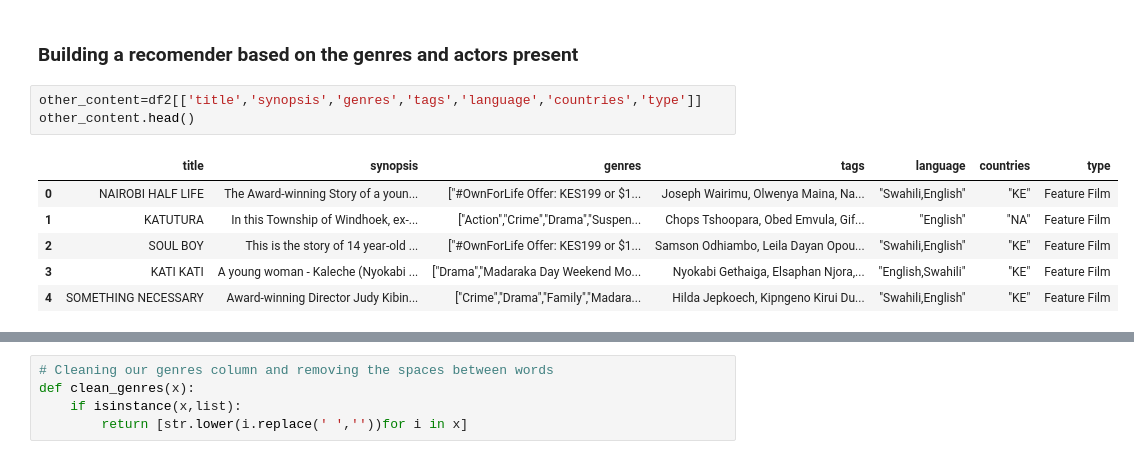
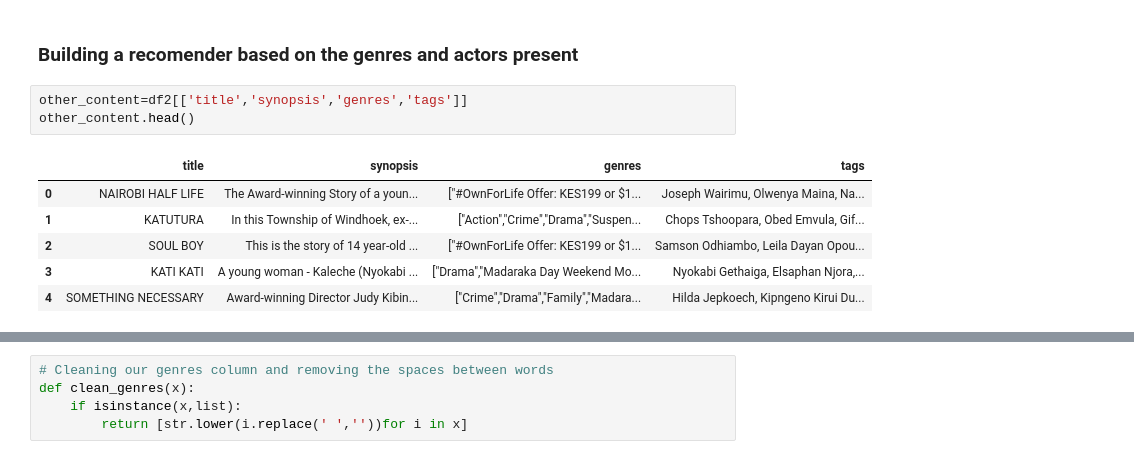
Before and after one commit to CHRISTINEMUTHEE/Movie_Recomendation_System, a Jupyter notebook: content_based.ipynb, the cells around one changed output, grey strips where cells are left out. Saved outputs shown, nothing was run; the diff lists cells and outputs as text.

```diff
--- a/content_based.ipynb
+++ b/content_based.ipynb
@@ -144,12 +144,12 @@ Name: title, dtype: object
 # %% [markdown]
 ### Building a recomender based on the genres and actors present
 # %%
-other_content=df2[['title','synopsis','genres','tags','language','countries','type']]
+other_content=df2[['title','synopsis','genres','tags']]
 other_content.head()
 # %% [output]
-|  | title | synopsis | genres | tags | language | countries | type |
-| 0 | NAIROBI HALF LIFE | The Award-winning Story of a youn... | ["#OwnForLife Offer: KES199 or $1... | Joseph Wairimu, Olwenya Maina, Na... | "Swahili,English" | "KE" | Feature Film |
-| 1 | KATUTURA | In this Township of Windhoek, ex-... | ["Action","Crime","Drama","Suspen... | Chops Tshoopara, Obed Emvula, Gif... | "English" | "NA" | Feature Film |
-| 2 | SOUL BOY | This is the story of 14 year-old ... | ["#OwnForLife Offer: KES199 or $1... | Samson Odhiambo, Leila Dayan Opou... | "Swahili,English" | "KE" | Feature Film |
-| 3 | KATI KATI | A young woman - Kaleche (Nyokabi ... | ["Drama","Madaraka Day Weekend Mo... | Nyokabi Gethaiga, Elsaphan Njora,... | "English,Swahili" | "KE" | Feature Film |
-| 4 | SOMETHING NECESSARY | Award-winning Director Judy Kibin... | ["Crime","Drama","Family","Madara... | Hilda Jepkoech, Kipngeno Kirui Du... | "Swahili,English" | "KE" | Feature Film |
+|  | title | synopsis | genres | tags |
+| 0 | NAIROBI HALF LIFE | The Award-winning Story of a youn... | ["#OwnForLife Offer: KES199 or $1... | Joseph Wairimu, Olwenya Maina, Na... |
+| 1 | KATUTURA | In this Township of Windhoek, ex-... | ["Action","Crime","Drama","Suspen... | Chops Tshoopara, Obed Emvula, Gif... |
+| 2 | SOUL BOY | This is the story of 14 year-old ... | ["#OwnForLife Offer: KES199 or $1... | Samson Odhiambo, Leila Dayan Opou... |
+| 3 | KATI KATI | A young woman - Kaleche (Nyokabi ... | ["Drama","Madaraka Day Weekend Mo... | Nyokabi Gethaiga, Elsaphan Njora,... |
+| 4 | SOMETHING NECESSARY | Award-winning Director Judy Kibin... | ["Crime","Drama","Family","Madara... | Hilda Jepkoech, Kipngeno Kirui Du... |
```
Also changed, not shown: parts of 24 cells of this notebook, 2 other files.
